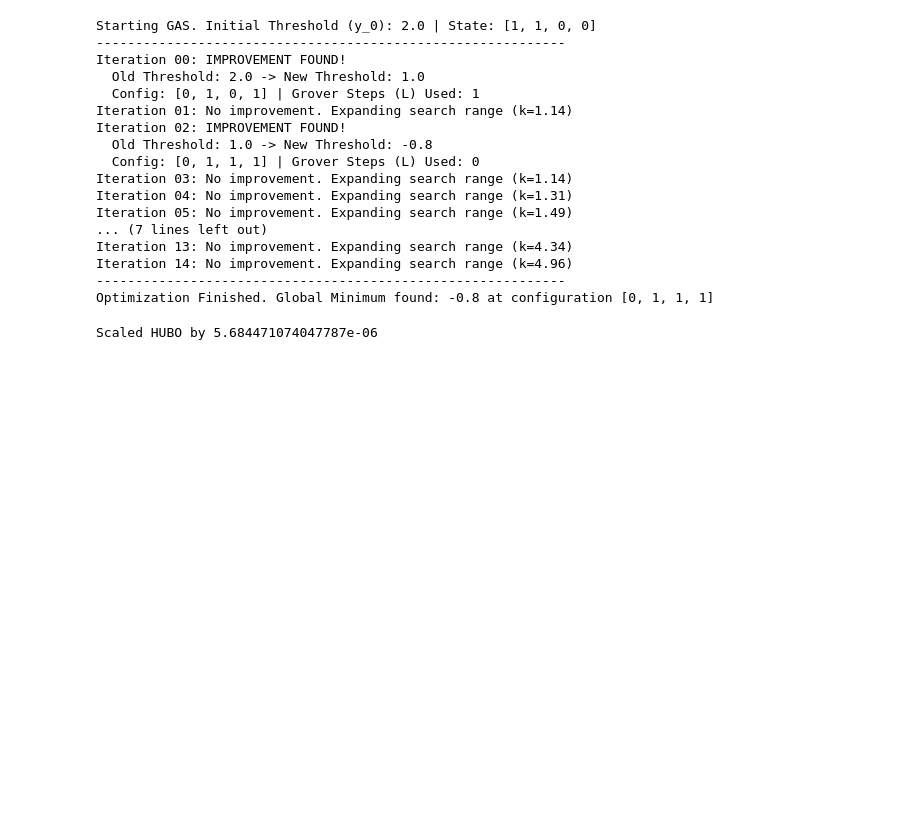
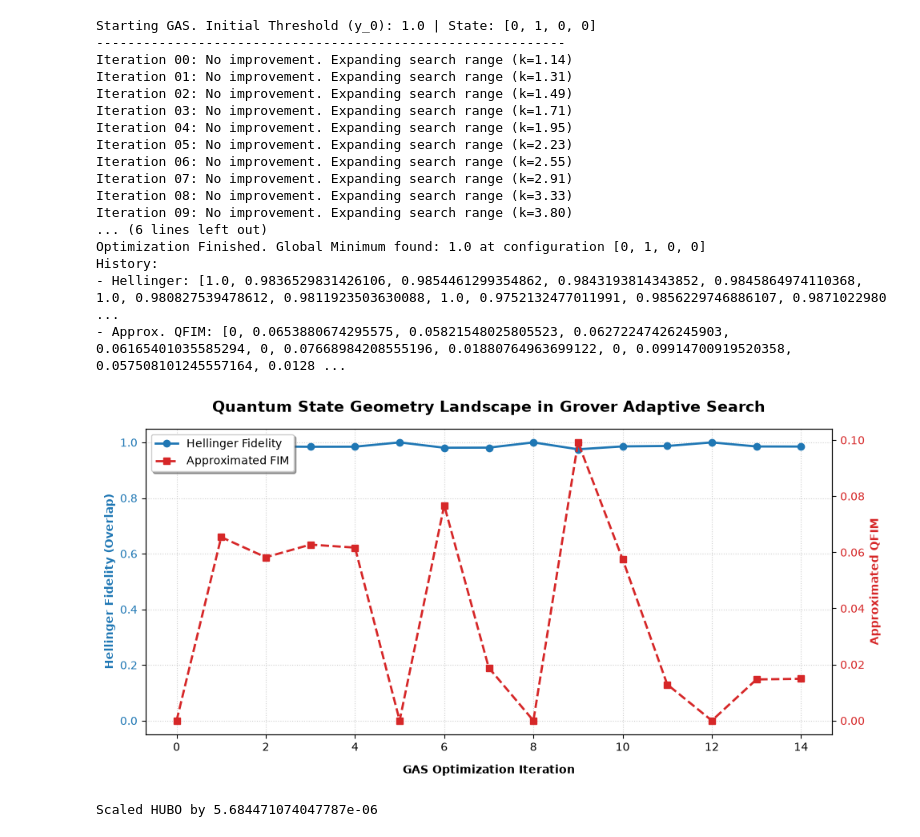
Before and after one commit to KyleCarlo/Grover-Adaptive-Search-for-HUBO, a Jupyter notebook: GAS.ipynb, the cells around one changed output. Saved outputs shown, nothing was run; the diff lists cells and outputs as text; code cells hidden in the pictures; blank space fills up the shorter version.

Commit message:
approximate qfim
calculates an approximate qfim from hellinger fidelity for universal
hardware.

```diff
--- a/GAS.ipynb
+++ b/GAS.ipynb
@@ -179,27 +214,67 @@ class GroverAdaptiveSearch:
+# %%
+def plot_gas_geometry(history):
+    """
+    Plots Hellinger Fidelity and Approximated QFIM/FIM across GAS iterations.
+    """
+    iterations = history['iteration']
+    fidelity = history['hellinger_fidelity_wrt_previous']
+    fim = history['approximate_qfim']
+
+    # Create the figure and the first (left) axis
+    fig, ax1 = plt.subplots(figsize=(10, 5))
+
+    # Plot Hellinger Fidelity on the left axis
+    color1 = '#1f77b4'
+    ax1.set_xlabel('GAS Optimization Iteration', fontweight='bold', labelpad=10)
+    ax1.set_ylabel('Hellinger Fidelity (Overlap)', color=color1, fontweight='bold')
+    line1 = ax1.plot(iterations, fidelity, color=color1, marker='o', linewidth=2, label='Hellinger Fidelity')
+    ax1.tick_params(axis='y', labelcolor=color1)
+    ax1.set_ylim(-0.05, 1.05) # Fidelity is strictly bound between 0 and 1
+
+    # Create a second axis that shares the same x-axis
+    ax2 = ax1.twinx()
+
+    # Plot Approximated FIM on the right axis
+    color2 = '#d62728' # Deep Red
+    ax2.set_ylabel('Approximated QFIM', color=color2, fontweight='bold')
+    line2 = ax2.plot(iterations, fim, color=color2, marker='s', linestyle='--', linewidth=2, label='Approximated FIM')
+    ax2.tick_params(axis='y', labelcolor=color2)
+
+    ax1.grid(True, linestyle=':', alpha=0.6)
+
+    lines = line1 + line2
+    labels = [l.get_label() for l in lines]
+    ax1.legend(lines, labels, loc='upper left', frameon=True, shadow=True)
+
+    plt.title('Quantum State Geometry Landscape in Grover Adaptive Search', fontweight='bold', fontsize=14, pad=15)
+    fig.tight_layout()
+    plt.show()
 # %%
 n = 4
 m = 3
 hubo = sample_data
 GAS = GroverAdaptiveSearch(n, m, hubo)
-best_config, minimum_energy = GAS.optimize(max_iter=15)
+best_config, minimum_energy, history = GAS.optimize(max_iter=15)
+plot_gas_geometry(history)
 # %% [output]
-Starting GAS. Initial Threshold (y_0): 2.0 | State: [1, 1, 0, 0]
+Starting GAS. Initial Threshold (y_0): 1.0 | State: [0, 1, 0, 0]
 ------------------------------------------------------------
-Iteration 00: IMPROVEMENT FOUND!
-  Old Threshold: 2.0 -> New Threshold: 1.0
-  Config: [0, 1, 0, 1] | Grover Steps (L) Used: 1
-Iteration 01: No improvement. Expanding search range (k=1.14)
-Iteration 02: IMPROVEMENT FOUND!
-  Old Threshold: 1.0 -> New Threshold: -0.8
-  Config: [0, 1, 1, 1] | Grover Steps (L) Used: 0
-Iteration 03: No improvement. Expanding search range (k=1.14)
-Iteration 04: No improvement. Expanding search range (k=1.31)
-Iteration 05: No improvement. Expanding search range (k=1.49)
-... (7 lines left out)
-Iteration 13: No improvement. Expanding search range (k=4.34)
-Iteration 14: No improvement. Expanding search range (k=4.96)
-------------------------------------------------------------
-Optimization Finished. Global Minimum found: -0.8 at configuration [0, 1, 1, 1]
+Iteration 00: No improvement. Expanding search range (k=1.14)
+Iteration 01: No improvement. Expanding search range (k=1.31)
+Iteration 02: No improvement. Expanding search range (k=1.49)
+Iteration 03: No improvement. Expanding search range (k=1.71)
+Iteration 04: No improvement. Expanding search range (k=1.95)
+Iteration 05: No improvement. Expanding search range (k=2.23)
+Iteration 06: No improvement. Expanding search range (k=2.55)
+Iteration 07: No improvement. Expanding search range (k=2.91)
+Iteration 08: No improvement. Expanding search range (k=3.33)
+Iteration 09: No improvement. Expanding search range (k=3.80)
+... (6 lines left out)
+Optimization Finished. Global Minimum found: 1.0 at configuration [0, 1, 0, 0]
+History:
+- Hellinger: [1.0, 0.9836529831426106, 0.9854461299354862, 0.9843193814343852, 0.9845864974110368, 1.0, 0.980827539478612, 0.9811923503630088, 1.0, 0.9752132477011991, 0.9856229746886107, 0.9871022980 ...
+- Approx. QFIM: [0, 0.0653880674295575, 0.05821548025805523, 0.06272247426245903, 0.06165401035585294, 0, 0.07668984208555196, 0.01880764963699122, 0, 0.09914700919520358, 0.057508101245557164, 0.0128 ...
+[figure, added]
 # %%
 def preprocess_hubo_for_direct_encoding(raw_hubo, m):
     """
```
Also changed, not shown: parts of 3 cells of this notebook, 2 other files.
